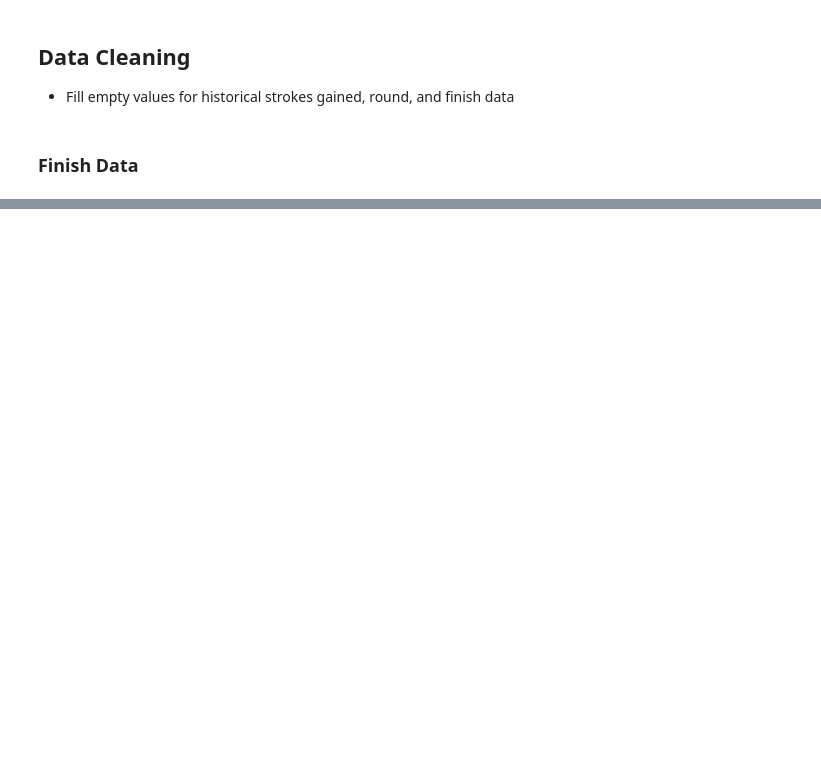
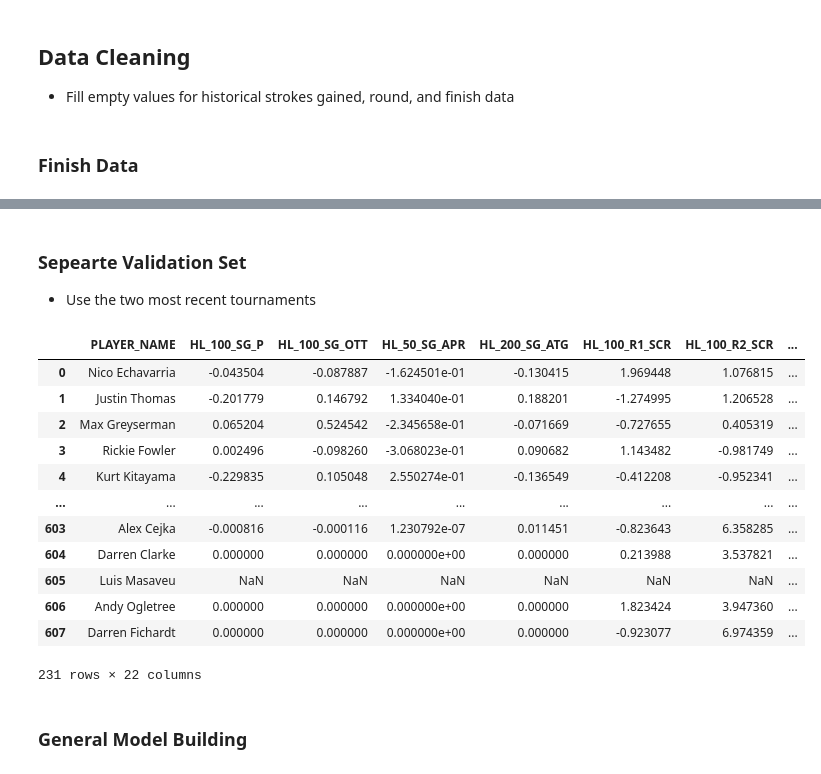
Before and after one commit to nickospelt/PGA_Score_Predictor, a Jupyter notebook: Model Development/place_classification.ipynb, the cells around one changed output, grey strips where cells are left out. Cells and saved outputs as stored; diff of their text form; code cells hidden in the pictures; blank space fills up the shorter version.

Commit message:
Finalized feature engineering and now moving towards training and validating model.

```diff
--- a/Model Development/place_classification.ipynb
+++ b/Model Development/place_classification.ipynb
@@ -356,2 +451,4 @@ POST-CLEAN: T12 APPERANCES NULL: 0
 # %%
-tournament_df.reset_index(drop=True).to_csv("/Users/nickospelt/Documents/App_Projects/PGA_Score_Predictor/Model Development/classification_data_v2.csv")
+tournament_df = pd.read_csv('/Users/nickospelt/Documents/App_Projects/PGA_Score_Predictor/Model Development/classification_data_v3.csv')
+tournament_df.drop(labels=["Unnamed: 0"], axis=1, inplace=True)
+tournament_df
@@ -357,0 +469,3 @@ tournament_df.reset_index(drop=True).to_csv("/Users/nickospelt/Documents/App_Pro
+# %%
+tournament_df['FINISH_V2'] = np.where(tournament_df['FINISH'] == 'WIN', 'WIN', 'LOSS')
+tournament_df['FINISH_V2'].value_counts()
@@ -357,0 +477,9 @@ tournament_df.reset_index(drop=True).to_csv("/Users/nickospelt/Documents/App_Pro
+# %%
+features = ['PLAYER_NAME', 'HL_100_SG_P', 'HL_100_SG_OTT', 'HL_50_SG_APR', 'HL_200_SG_ATG', 'HL_100_R1_SCR', 'HL_100_R2_SCR', 'HL_200_R3_SCR', 'HL_100_R4_SCR',
+            'T12_EARNINGS', 'T12_WINS', 'T12_TOP_5', 'T12_TOP_10', 'T12_TOP_20', 'T12_MADE_CUTS',
+            'PAR', 'LENGTH',
+            'R1_WEATHER_FACTOR', 'R2_WEATHER_FACTOR', 'R3_WEATHER_FACTOR', 'R4_WEATHER_FACTOR']
+target = 'FINISH_V2'
+features_and_target = features.copy()
+features_and_target.append(target)
+features_and_target
@@ -357,0 +504,22 @@ tournament_df.reset_index(drop=True).to_csv("/Users/nickospelt/Documents/App_Pro
+# %% [markdown]
+### Sepearte Validation Set
+- Use the two most recent tournaments
+# %%
+validation_df = tournament_df[features_and_target].loc[(tournament_df['TOURNAMENT_NAME'] == '2024 ZOZO CHAMPIONSHIP') | (tournament_df['TOURNAMENT_NAME'] == '2024 The Open')]
+validation_df
+# %% [output]
+|  | PLAYER_NAME | HL_100_SG_P | HL_100_SG_OTT | HL_50_SG_APR | HL_200_SG_ATG | HL_100_R1_SCR | HL_100_R2_SCR | ... |
+| 0 | Nico Echavarria | -0.043504 | -0.087887 | -1.624501e-01 | -0.130415 | 1.969448 | 1.076815 | ... |
+| 1 | Justin Thomas | -0.201779 | 0.146792 | 1.334040e-01 | 0.188201 | -1.274995 | 1.206528 | ... |
+| 2 | Max Greyserman | 0.065204 | 0.524542 | -2.345658e-01 | -0.071669 | -0.727655 | 0.405319 | ... |
+| 3 | Rickie Fowler | 0.002496 | -0.098260 | -3.068023e-01 | 0.090682 | 1.143482 | -0.981749 | ... |
+| 4 | Kurt Kitayama | -0.229835 | 0.105048 | 2.550274e-01 | -0.136549 | -0.412208 | -0.952341 | ... |
+| ... | ... | ... | ... | ... | ... | ... | ... | ... |
+| 603 | Alex Cejka | -0.000816 | -0.000116 | 1.230792e-07 | 0.011451 | -0.823643 | 6.358285 | ... |
+| 604 | Darren Clarke | 0.000000 | 0.000000 | 0.000000e+00 | 0.000000 | 0.213988 | 3.537821 | ... |
+| 605 | Luis Masaveu | NaN | NaN | NaN | NaN | NaN | NaN | ... |
+| 606 | Andy Ogletree | 0.000000 | 0.000000 | 0.000000e+00 | 0.000000 | 1.823424 | 3.947360 | ... |
+| 607 | Darren Fichardt | 0.000000 | 0.000000 | 0.000000e+00 | 0.000000 | -0.923077 | 6.974359 | ... |
+231 rows × 22 columns
+# %% [markdown]
+### General Model Building
```
Also changed, not shown: parts of 14 cells of this notebook, 1 other file.
